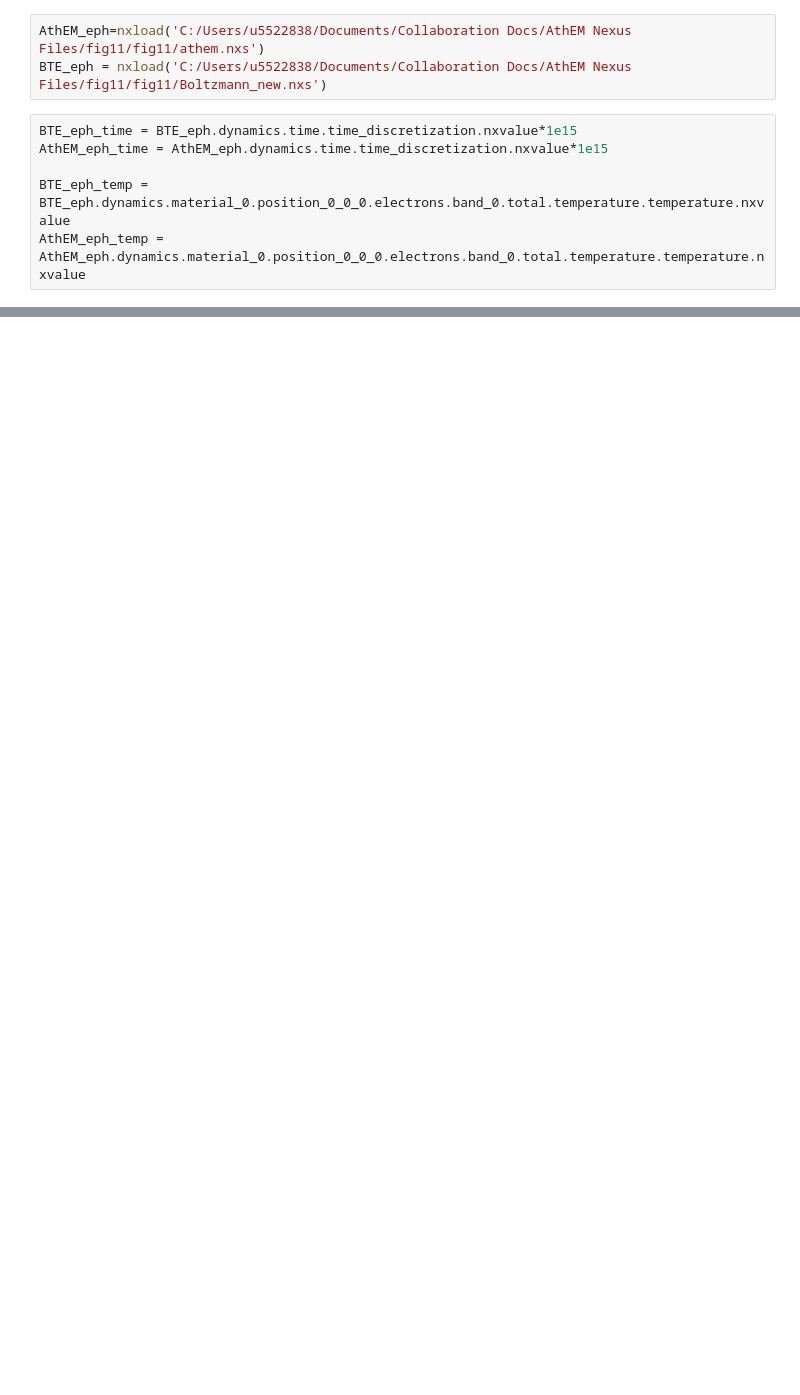
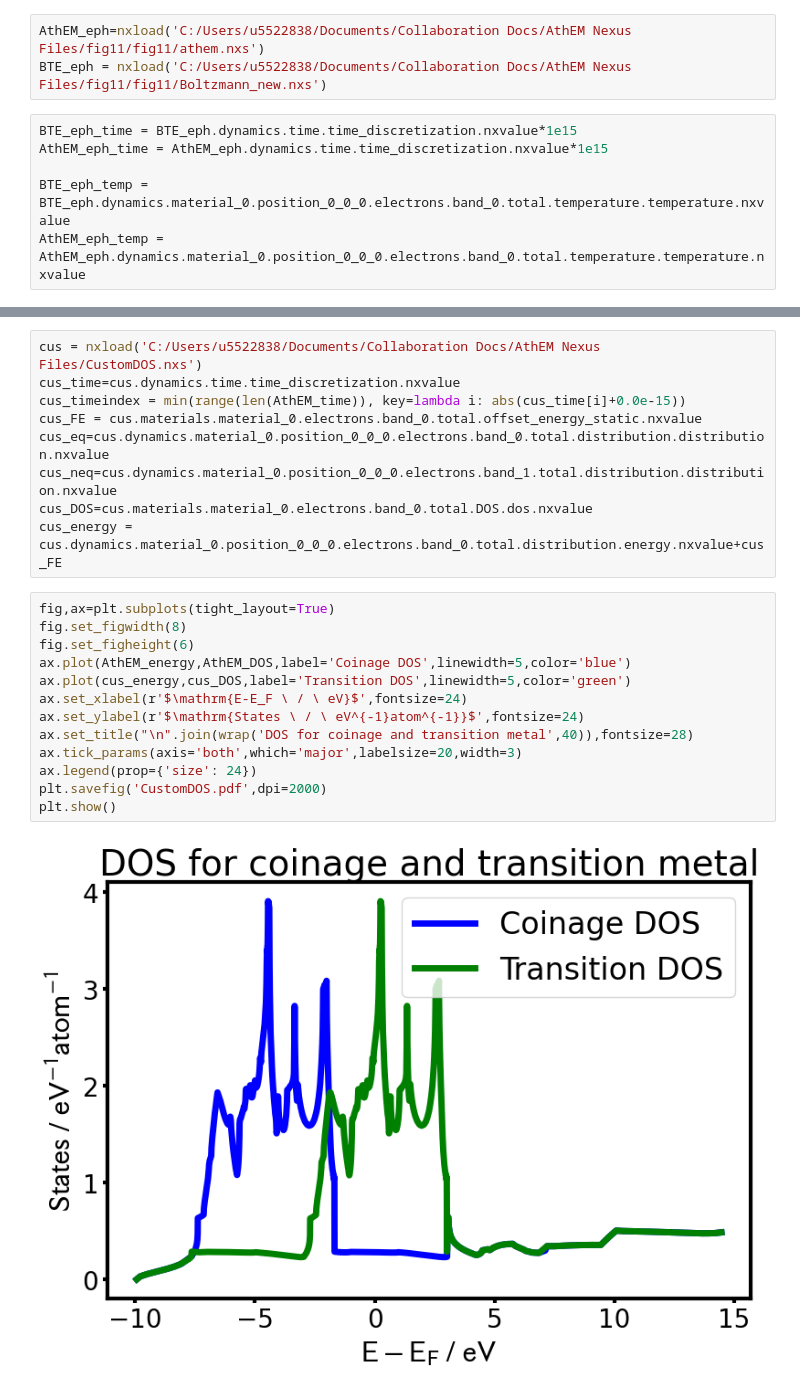
Before and after one commit to maurergroup/LightMatter.jl, a Jupyter notebook: Posters/Zadar/Nexus.ipynb, the cells around one changed output, grey strips where cells are left out. Saved outputs shown, nothing was run; the diff lists cells and outputs as text; blank space fills up the shorter version.

```diff
--- a/Posters/Zadar/Nexus.ipynb
+++ b/Posters/Zadar/Nexus.ipynb
@@ -156,0 +156,24 @@ plt.show()
+# %%
+cus = nxload('C:/Users/u5522838/Documents/Collaboration Docs/AthEM Nexus Files/CustomDOS.nxs')
+cus_time=cus.dynamics.time.time_discretization.nxvalue
+cus_timeindex = min(range(len(AthEM_time)), key=lambda i: abs(cus_time[i]+0.0e-15))
+cus_FE = cus.materials.material_0.electrons.band_0.total.offset_energy_static.nxvalue
+cus_eq=cus.dynamics.material_0.position_0_0_0.electrons.band_0.total.distribution.distribution.nxvalue
+cus_neq=cus.dynamics.material_0.position_0_0_0.electrons.band_1.total.distribution.distribution.nxvalue
+cus_DOS=cus.materials.material_0.electrons.band_0.total.DOS.dos.nxvalue
+cus_energy = cus.dynamics.material_0.position_0_0_0.electrons.band_0.total.distribution.energy.nxvalue+cus_FE
+# %%
+fig,ax=plt.subplots(tight_layout=True)
+fig.set_figwidth(8)
+fig.set_figheight(6)
+ax.plot(AthEM_energy,AthEM_DOS,label='Coinage DOS',linewidth=5,color='blue')
+ax.plot(cus_energy,cus_DOS,label='Transition DOS',linewidth=5,color='green')
+ax.set_xlabel(r'$\mathrm{E-E_F \ / \ eV}$',fontsize=24)
+ax.set_ylabel(r'$\mathrm{States \ / \ eV^{-1}atom^{-1}}$',fontsize=24)
+ax.set_title("\n".join(wrap('DOS for coinage and transition metal',40)),fontsize=28)
+ax.tick_params(axis='both',which='major',labelsize=20,width=3)
+ax.legend(prop={'size': 24})
+plt.savefig('CustomDOS.pdf',dpi=2000)
+plt.show()
+# %% [output]
+[figure, added]
```
Also changed, not shown: parts of 13 cells of this notebook, 14 other files.
